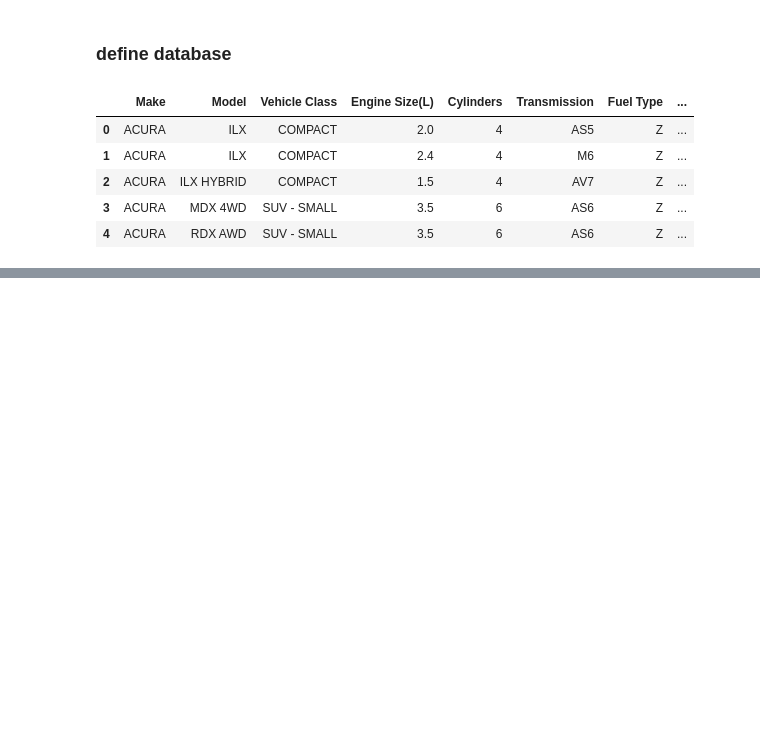
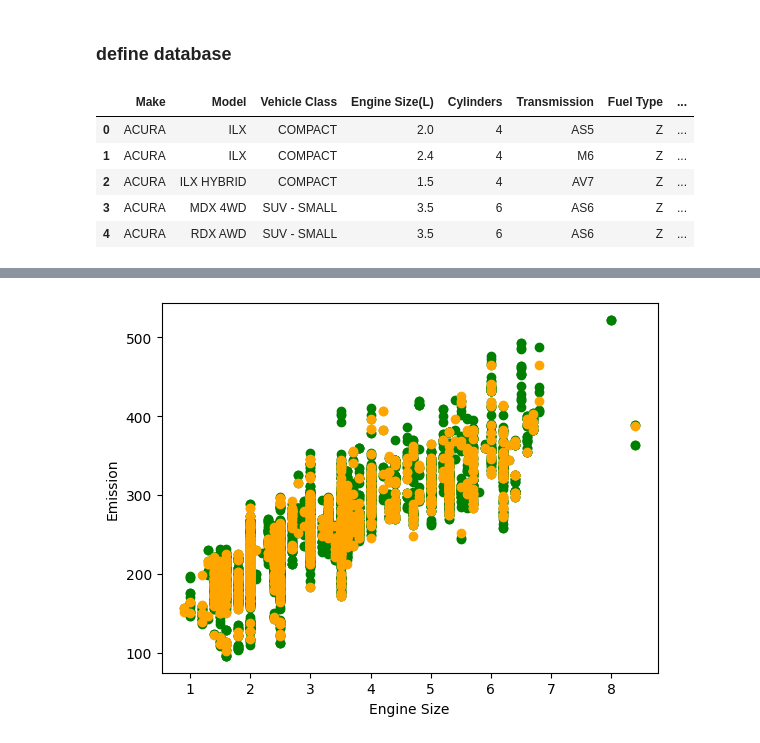
Before and after one commit to fahime9407/Machine-Learning-Path, a Jupyter notebook: regression/mlRegression.ipynb, the cells around one changed output, grey strips where cells are left out. Saved outputs shown, nothing was run; the diff lists cells and outputs as text; code cells hidden in the pictures; blank space fills up the shorter version.

```diff
--- a/regression/mlRegression.ipynb
+++ b/regression/mlRegression.ipynb
@@ -23,0 +44,8 @@ df.head()
+# %%
+plt.scatter(train["Engine Size(L)"], train["CO2 Emissions(g/km)"], color="green")
+plt.scatter(test["Engine Size(L)"], test["CO2 Emissions(g/km)"], color="orange")
+plt.xlabel("Engine Size")
+plt.ylabel("Emission")
+plt.show()
+# %% [output]
+[figure, added]
```
Also changed, not shown: parts of 21 cells of this notebook.
